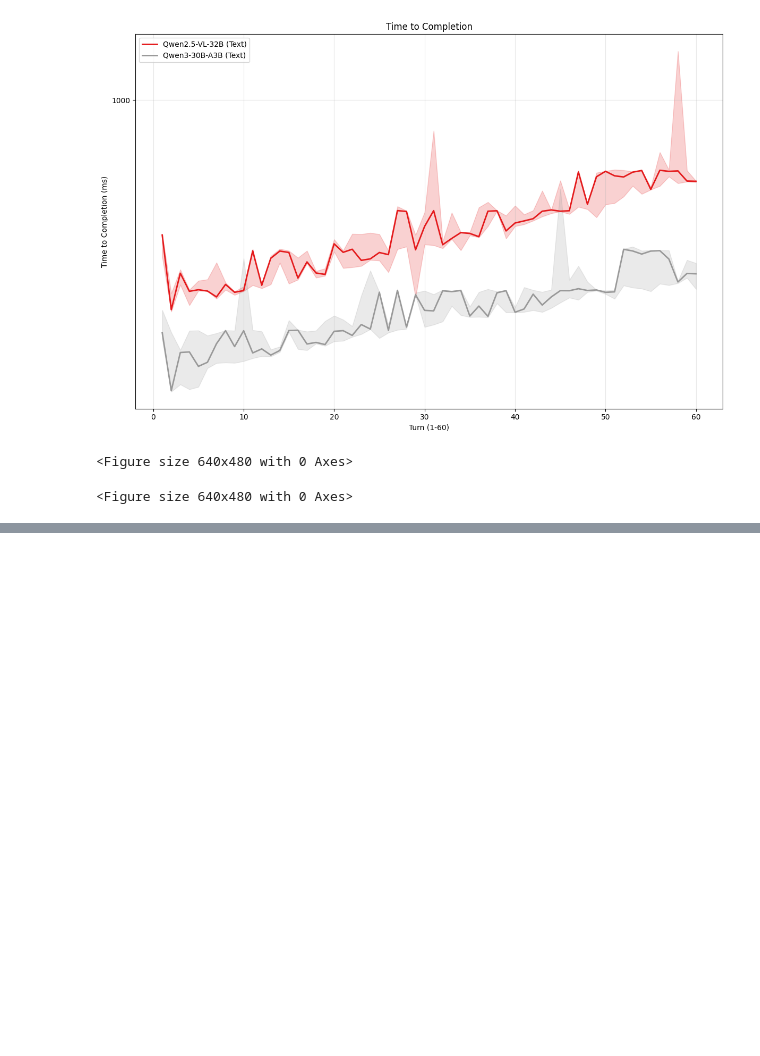
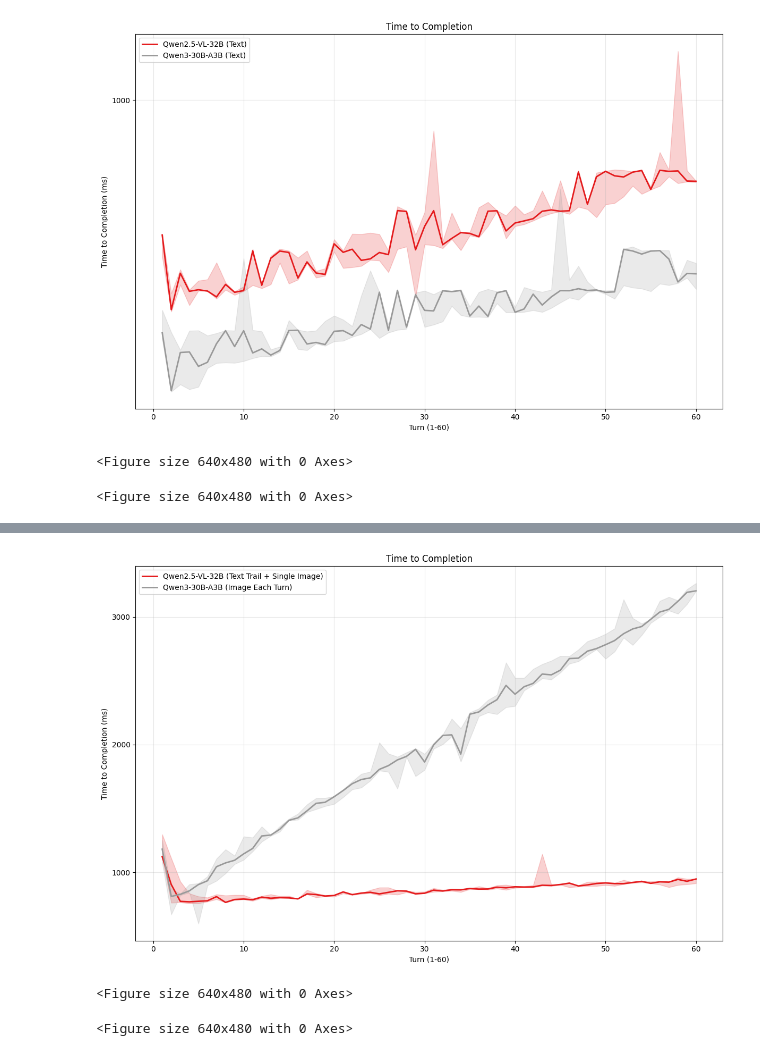
Before and after one commit to Emericen/vlm-latency-bench, a Jupyter notebook: plots.ipynb, the cells around one changed output, grey strips where cells are left out. Drawn from its saved outputs; the diff is of its cells as text; code cells hidden in the pictures; blank space fills up the shorter version.

```diff
--- a/plots.ipynb
+++ b/plots.ipynb
@@ -199,0 +214,13 @@ plot_completion_curves(completion_files, completion_names, aggregation="region")
+# %%
+completion_files = [
+    "results/single_image_run_1.csv",
+    "results/qwen2.5_vl_32b_instruct_results_run_1.csv",
+]
+
+completion_names = ["Qwen2.5-VL-32B (Text Trail + Single Image)", "Qwen3-30B-A3B (Image Each Turn)"]
+
+plot_completion_curves(completion_files, completion_names, aggregation="region")
+# %% [output]
+[figure, added]
+<Figure size 640x480 with 0 Axes>
+<Figure size 640x480 with 0 Axes>
```
Also changed, not shown: parts of 2 cells of this notebook, 11 other files.
